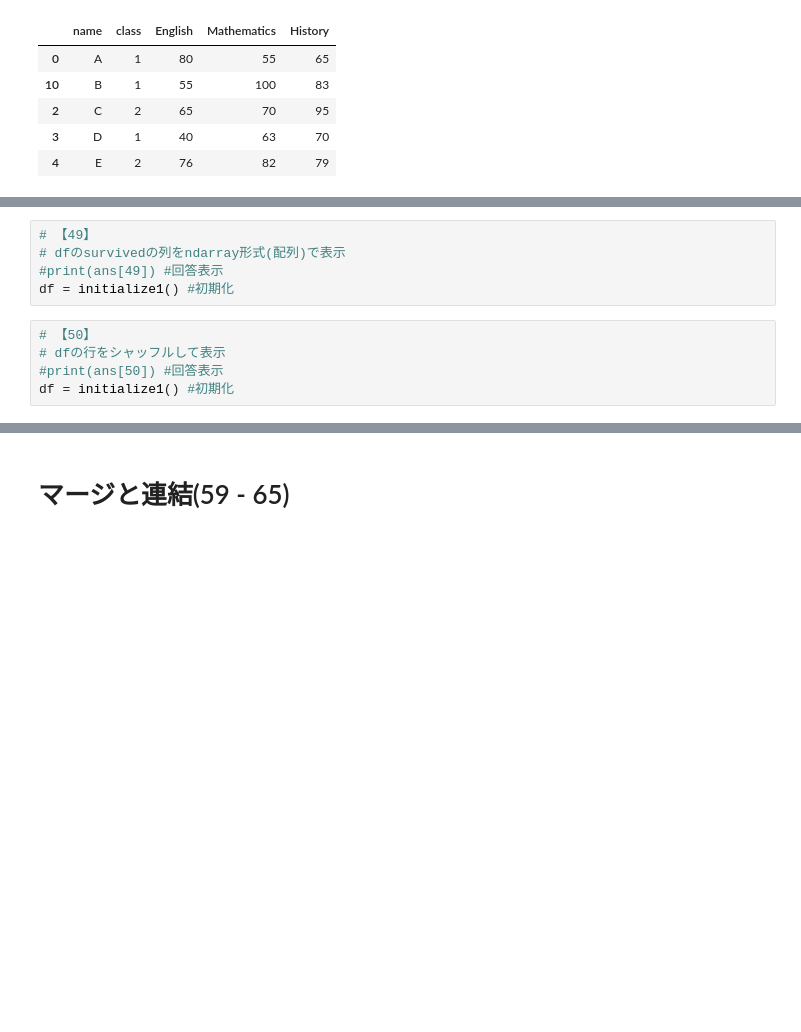
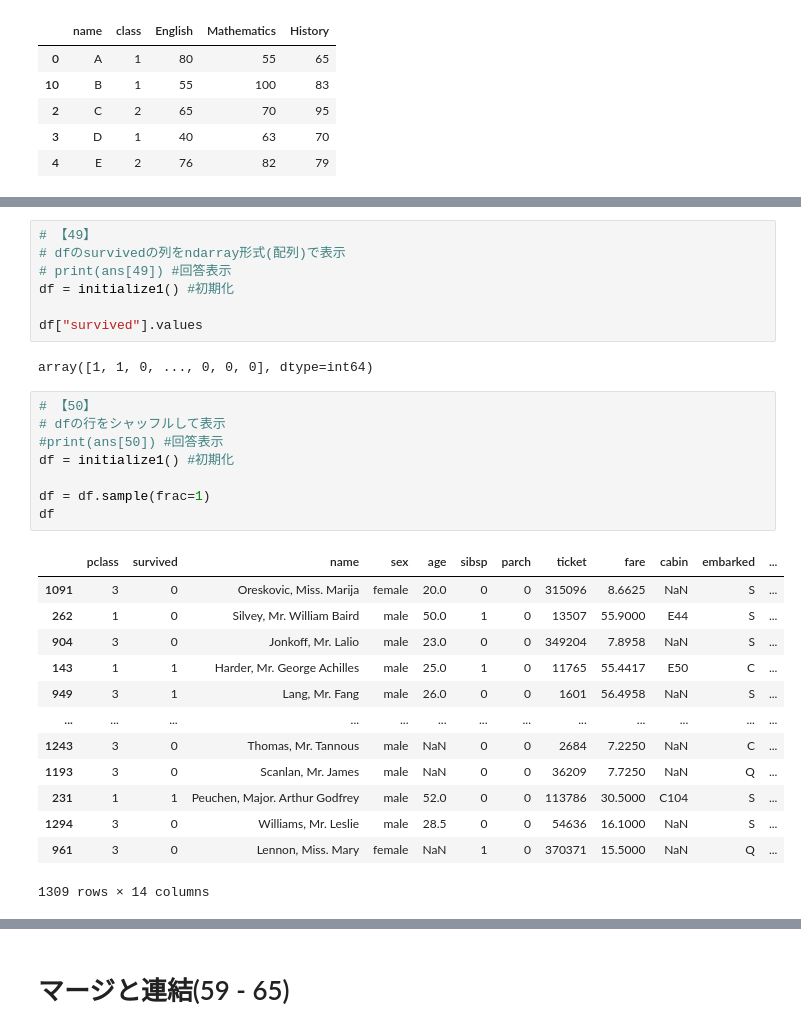
Before and after one commit to KojoBarbie/pandas_practice, a Jupyter notebook: notebook/01_Pandas_100_Knocks_for_Begginer_v1.0.6.ipynb, the cells around one changed output, grey strips where cells are left out. Saved outputs shown, nothing was run; the diff lists cells and outputs as text; blank space fills up the shorter version.

```diff
--- a/notebook/01_Pandas_100_Knocks_for_Begginer_v1.0.6.ipynb
+++ b/notebook/01_Pandas_100_Knocks_for_Begginer_v1.0.6.ipynb
@@ -905,13 +961,34 @@ df = initialize1() #初期化
 # %%
 # 【49】
 # dfのsurvivedの列をndarray形式(配列)で表示
-#print(ans[49]) #回答表示
+# print(ans[49]) #回答表示
 df = initialize1() #初期化
+
+df["survived"].values
+# %% [output]
+array([1, 1, 0, ..., 0, 0, 0], dtype=int64)
 # %%
 # 【50】
 # dfの行をシャッフルして表示
 #print(ans[50]) #回答表示
 df = initialize1() #初期化
+
+df = df.sample(frac=1)
+df
+# %% [output]
+|  | pclass | survived | name | sex | age | sibsp | parch | ticket | fare | cabin | embarked | ... |
+| 1091 | 3 | 0 | Oreskovic, Miss. Marija | female | 20.0 | 0 | 0 | 315096 | 8.6625 | NaN | S | ... |
+| 262 | 1 | 0 | Silvey, Mr. William Baird | male | 50.0 | 1 | 0 | 13507 | 55.9000 | E44 | S | ... |
+| 904 | 3 | 0 | Jonkoff, Mr. Lalio | male | 23.0 | 0 | 0 | 349204 | 7.8958 | NaN | S | ... |
+| 143 | 1 | 1 | Harder, Mr. George Achilles | male | 25.0 | 1 | 0 | 11765 | 55.4417 | E50 | C | ... |
+| 949 | 3 | 1 | Lang, Mr. Fang | male | 26.0 | 0 | 0 | 1601 | 56.4958 | NaN | S | ... |
+| ... | ... | ... | ... | ... | ... | ... | ... | ... | ... | ... | ... | ... |
+| 1243 | 3 | 0 | Thomas, Mr. Tannous | male | NaN | 0 | 0 | 2684 | 7.2250 | NaN | C | ... |
+| 1193 | 3 | 0 | Scanlan, Mr. James | male | NaN | 0 | 0 | 36209 | 7.7250 | NaN | Q | ... |
+| 231 | 1 | 1 | Peuchen, Major. Arthur Godfrey | male | 52.0 | 0 | 0 | 113786 | 30.5000 | C104 | S | ... |
+| 1294 | 3 | 0 | Williams, Mr. Leslie | male | 28.5 | 0 | 0 | 54636 | 16.1000 | NaN | S | ... |
+| 961 | 3 | 0 | Lennon, Miss. Mary | female | NaN | 1 | 0 | 370371 | 15.5000 | NaN | Q | ... |
+1309 rows × 14 columns
 # %%
 # 【51】
 # dfの行をシャッフルし、インデックスを振り直して表示
```
Also changed, not shown: parts of 18 cells of this notebook.
